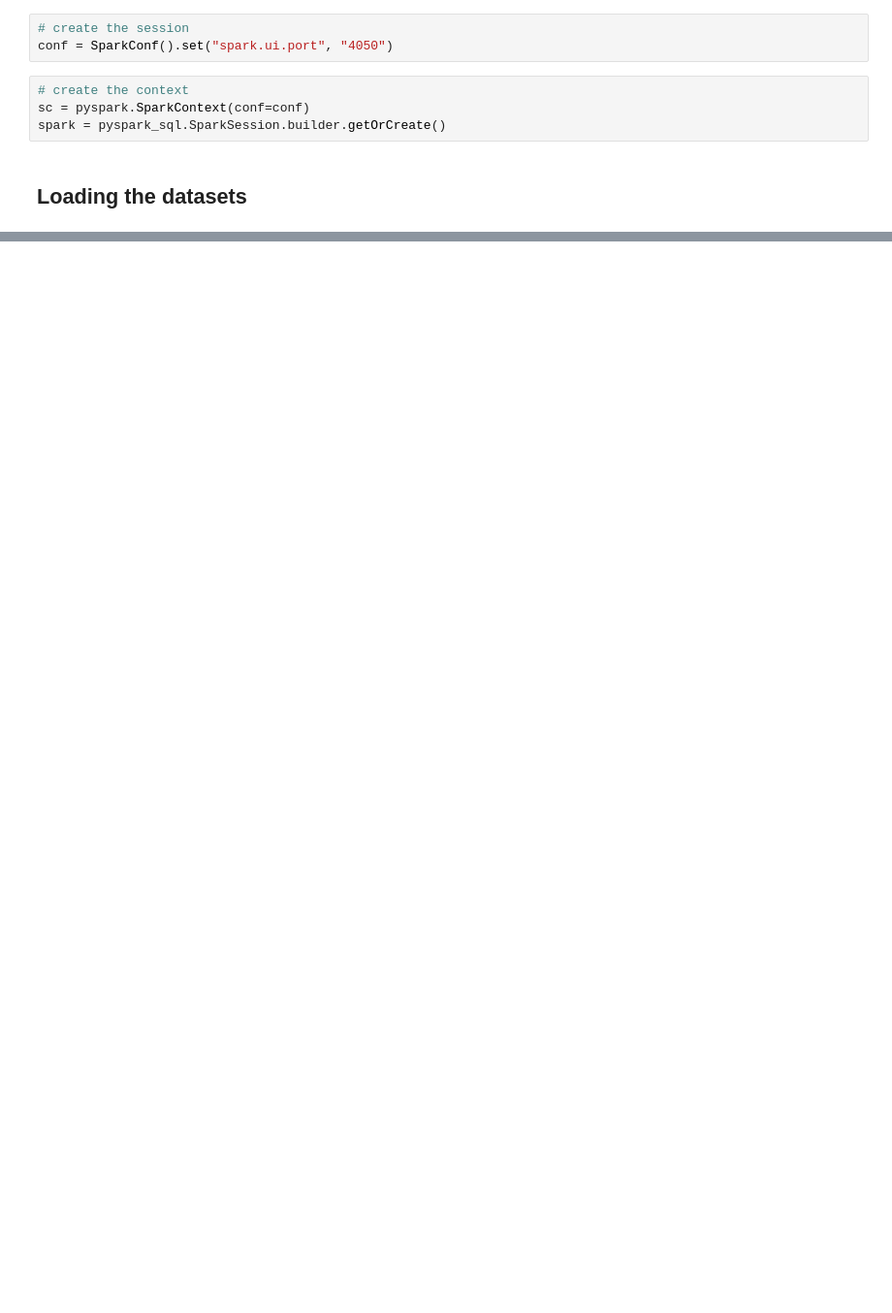
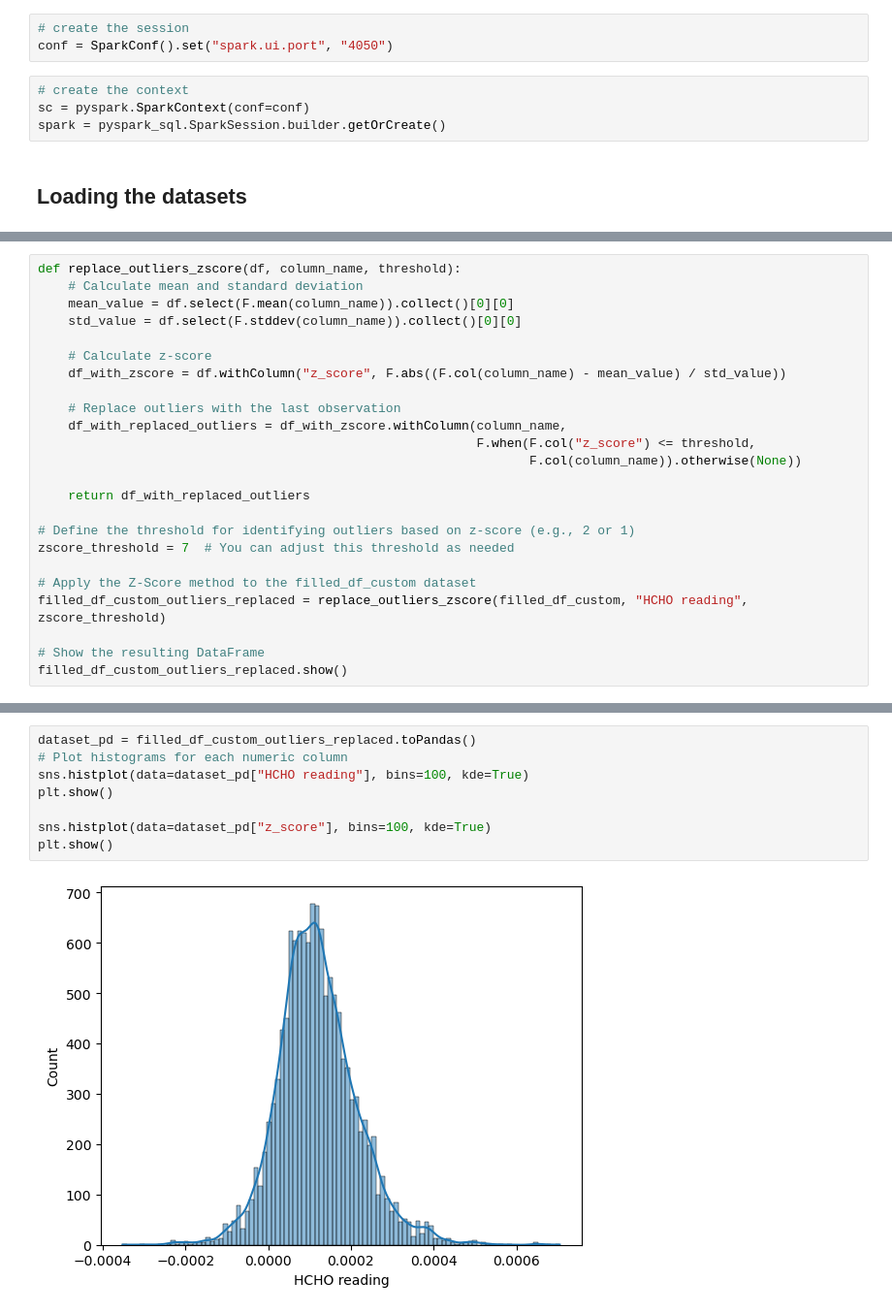
Before and after one commit to Chulanjana/DE-Coursework, a Jupyter notebook: data_pre-processing.ipynb, the cells around one changed output, grey strips where cells are left out. Shown at 97% size. Saved outputs shown, nothing was run; the diff lists cells and outputs as text; blank space fills up the shorter version.

```diff
--- a/data_pre-processing.ipynb
+++ b/data_pre-processing.ipynb
@@ -142,0 +243,24 @@ Null value counts for each column:
+# %%
+def replace_outliers_zscore(df, column_name, threshold):
+    # Calculate mean and standard deviation
+    mean_value = df.select(F.mean(column_name)).collect()[0][0]
+    std_value = df.select(F.stddev(column_name)).collect()[0][0]
+
+    # Calculate z-score
+    df_with_zscore = df.withColumn("z_score", F.abs((F.col(column_name) - mean_value) / std_value))
+
+    # Replace outliers with the last observation
+    df_with_replaced_outliers = df_with_zscore.withColumn(column_name,
+                                                          F.when(F.col("z_score") <= threshold,
+                                                                 F.col(column_name)).otherwise(None))
+
+    return df_with_replaced_outliers
+
+# Define the threshold for identifying outliers based on z-score (e.g., 2 or 1)
+zscore_threshold = 7  # You can adjust this threshold as needed
+
+# Apply the Z-Score method to the filled_df_custom dataset
+filled_df_custom_outliers_replaced = replace_outliers_zscore(filled_df_custom, "HCHO reading", zscore_threshold)
+
+# Show the resulting DataFrame
+filled_df_custom_outliers_replaced.show()
@@ -142,0 +305,10 @@ Null value counts for each column:
+# %%
+dataset_pd = filled_df_custom_outliers_replaced.toPandas()
+# Plot histograms for each numeric column
+sns.histplot(data=dataset_pd["HCHO reading"], bins=100, kde=True)
+plt.show()
+
+sns.histplot(data=dataset_pd["z_score"], bins=100, kde=True)
+plt.show()
+# %% [output]
+[figure, added]
```
Also changed, not shown: parts of 29 cells of this notebook, 2 other files.
